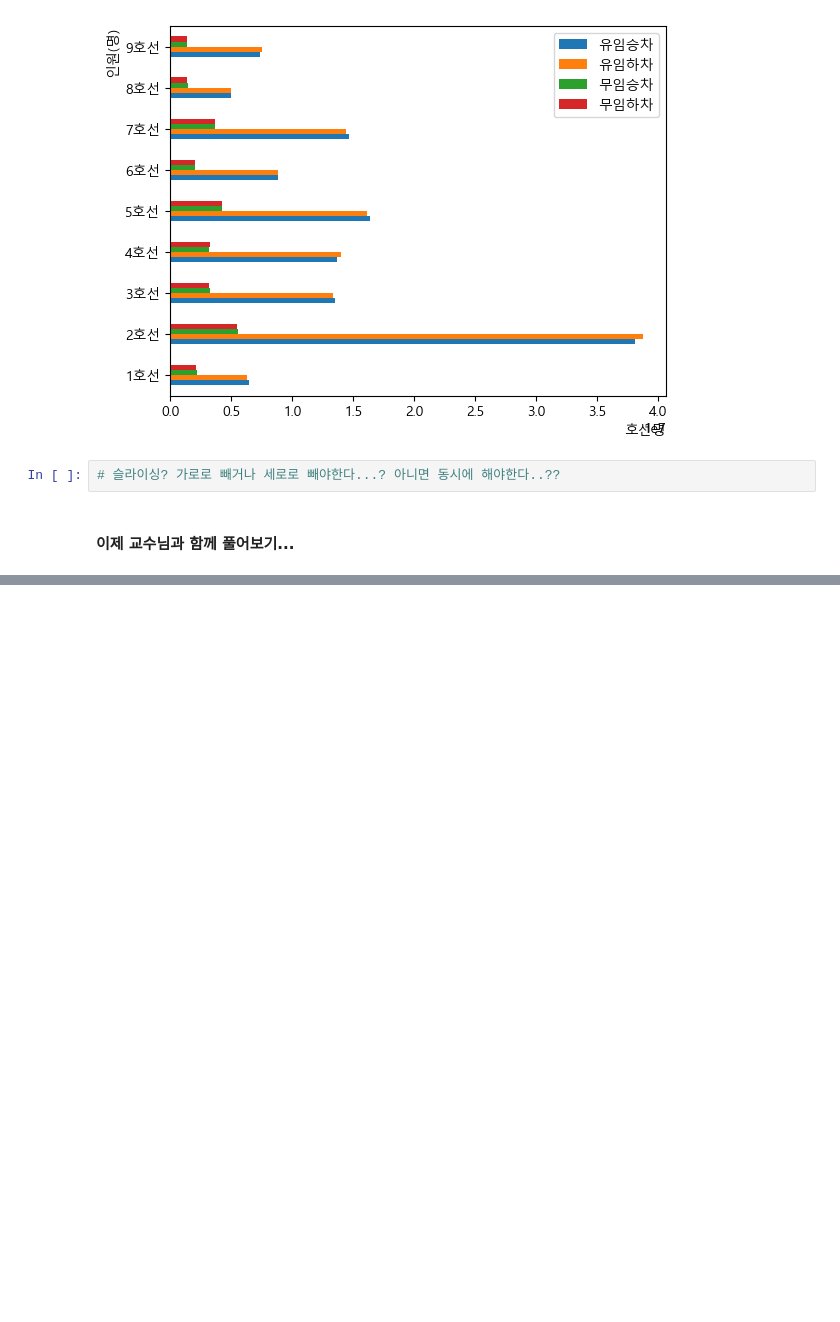
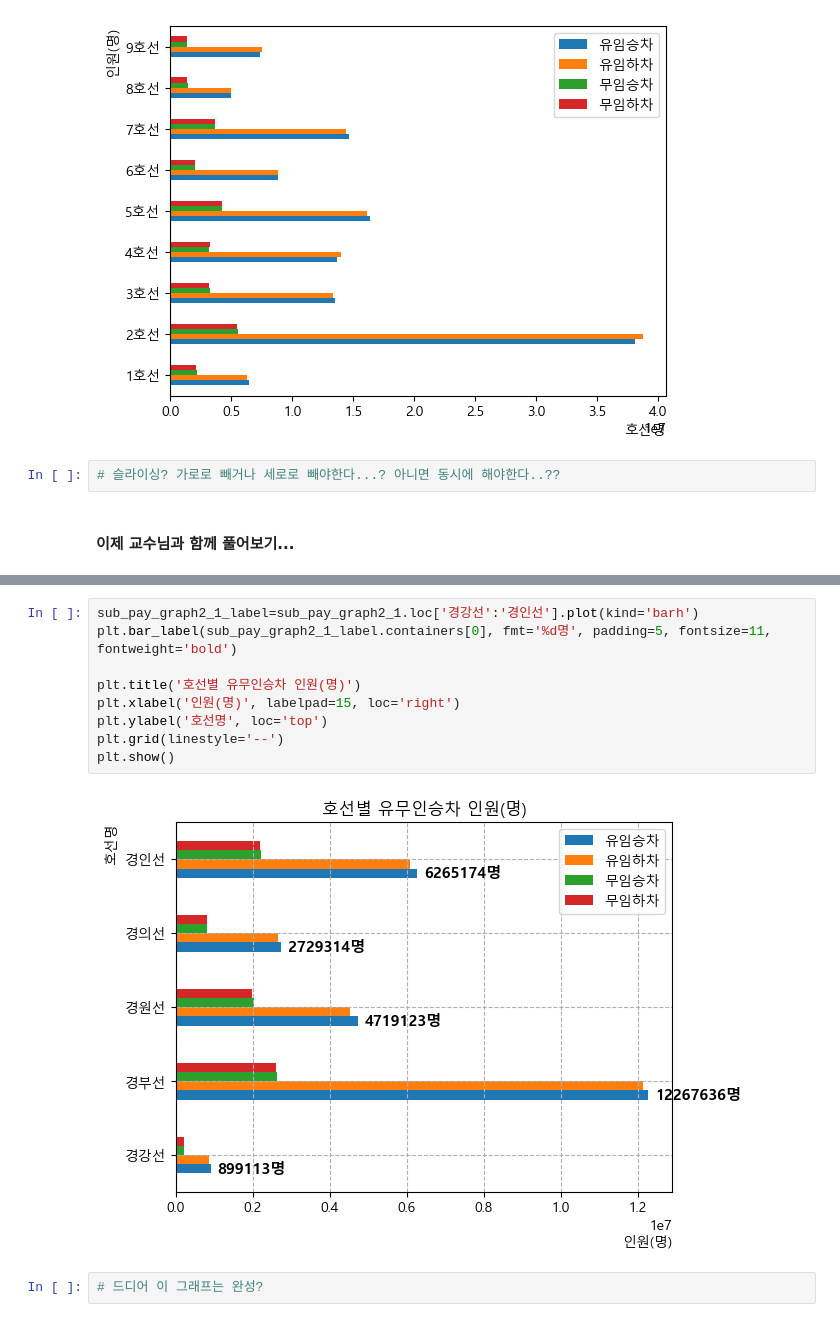
Before and after one commit to hslcrb/kw-competition-practice, a Jupyter notebook: 20260705-일요실습1.ipynb, the cells around one changed output, grey strips where cells are left out. Drawn from its saved outputs; the diff is of its cells as text; blank space fills up the shorter version.

```diff
--- a/20260705-일요실습1.ipynb
+++ b/20260705-일요실습1.ipynb
@@ -206,0 +420,13 @@ plt.show()
+# %%
+sub_pay_graph2_1_label=sub_pay_graph2_1.loc['경강선':'경인선'].plot(kind='barh')
+plt.bar_label(sub_pay_graph2_1_label.containers[0], fmt='%d명', padding=5, fontsize=11, fontweight='bold')
+
+plt.title('호선별 유무인승차 인원(명)')
+plt.xlabel('인원(명)', labelpad=15, loc='right')
+plt.ylabel('호선명', loc='top')
+plt.grid(linestyle='--')
+plt.show()
+# %% [output]
+[figure, added]
+# %%
+# 드디어 이 그래프는 완성?
```
Also changed, not shown: parts of 26 cells of this notebook, 5 other files.
